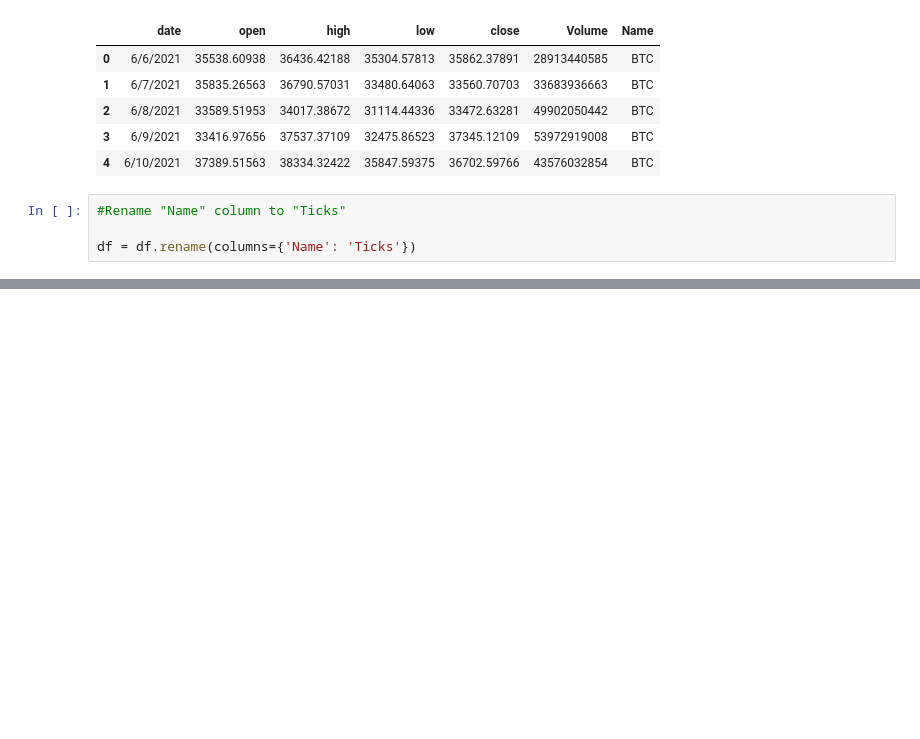
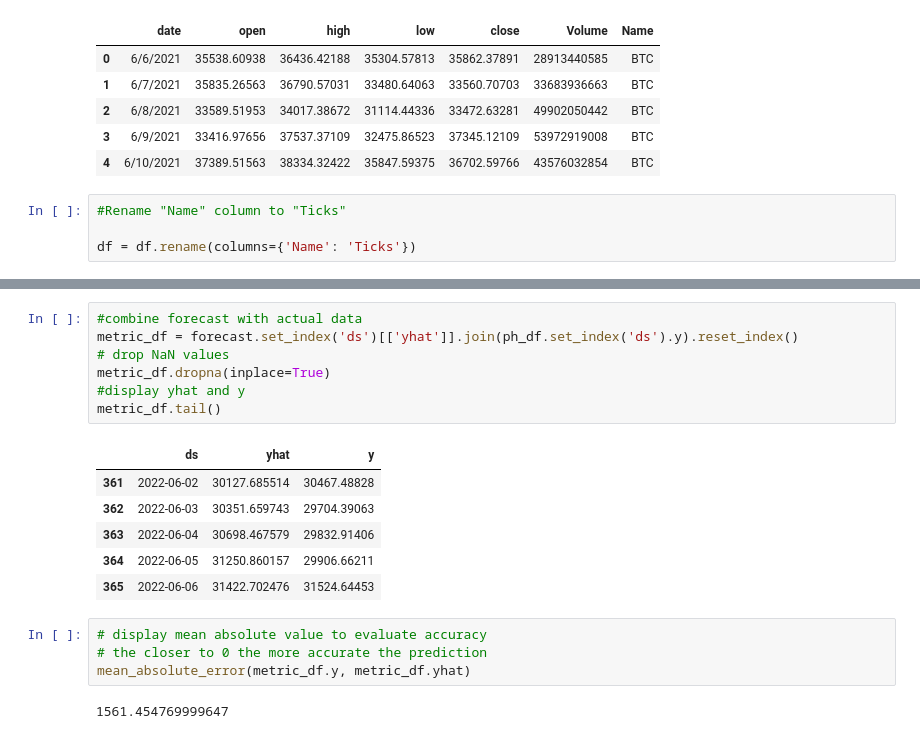
Before and after one commit to colbyenbody/crypto_price_forecaster, a Jupyter notebook: price_forecaster.ipynb, the cells around one changed output, grey strips where cells are left out. Drawn from its saved outputs; the diff is of its cells as text; blank space fills up the shorter version.

```diff
--- a/price_forecaster.ipynb
+++ b/price_forecaster.ipynb
@@ -142,0 +173,20 @@ INFO:fbprophet:Disabling daily seasonality. Run prophet with daily_seasonality=T
+# %%
+#combine forecast with actual data
+metric_df = forecast.set_index('ds')[['yhat']].join(ph_df.set_index('ds').y).reset_index()
+# drop NaN values
+metric_df.dropna(inplace=True)
+#display yhat and y
+metric_df.tail()
+# %% [output]
+|  | ds | yhat | y |
+| 361 | 2022-06-02 | 30127.685514 | 30467.48828 |
+| 362 | 2022-06-03 | 30351.659743 | 29704.39063 |
+| 363 | 2022-06-04 | 30698.467579 | 29832.91406 |
+| 364 | 2022-06-05 | 31250.860157 | 29906.66211 |
+| 365 | 2022-06-06 | 31422.702476 | 31524.64453 |
+# %%
+# display mean absolute value to evaluate accuracy
+# the closer to 0 the more accurate the prediction
+mean_absolute_error(metric_df.y, metric_df.yhat)
+# %% [output]
+1561.454769999647
```
Also changed, not shown: parts of 12 cells of this notebook.
